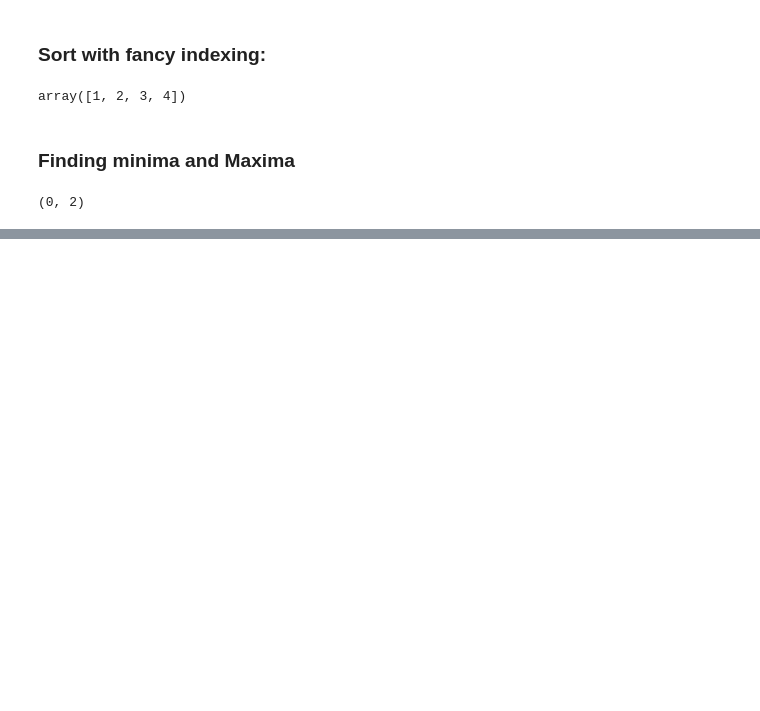
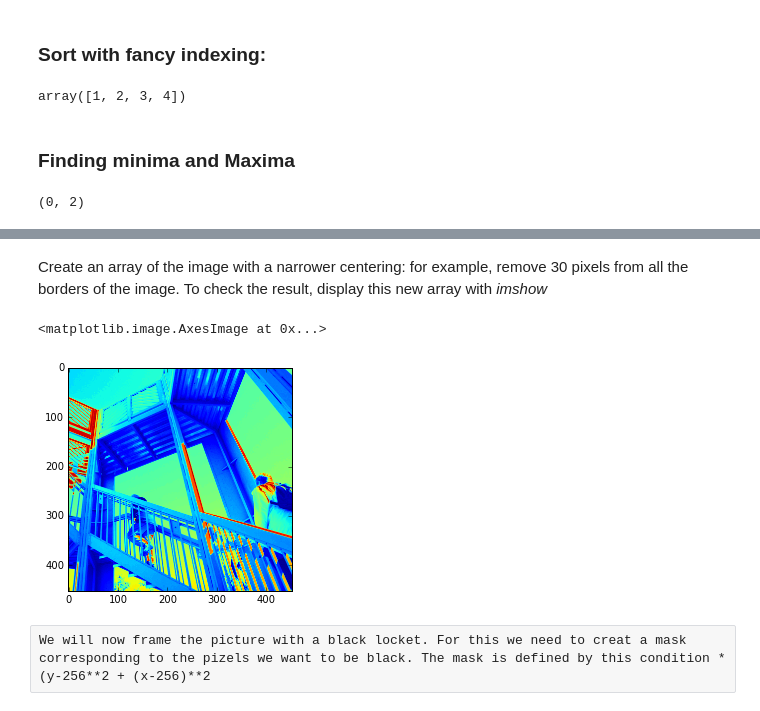
Before and after one commit to jorellano/Numpy, a Jupyter notebook: Numerical Operations on arrays.ipynb, the cells around one changed output, grey strips where cells are left out. Saved outputs shown, nothing was run; the diff lists cells and outputs as text; code cells hidden in the pictures; blank space fills up the shorter version.

```diff
--- a/Numerical Operations on arrays.ipynb
+++ b/Numerical Operations on arrays.ipynb
@@ -631,0 +648,10 @@ NameError: name 'scipy' is not defined
+# %% [markdown]
+Create an array of the image with a narrower centering: for example, remove 30 pixels from all the borders of the image. To check the result, display this new array with *imshow*
+# %%
+crop_ascent = ascent[30:-30, 30:-30]
+plt.imshow(crop_ascent) # Just to see what you have done, so the picture looks a bit smaller.
+# %% [output]
+<matplotlib.image.AxesImage at 0x...>
+[figure, added]
+# %% [raw]
+We will now frame the picture with a black locket. For this we need to creat a mask corresponding to the pizels we want to be black. The mask is defined by this condition *(y-256**2 + (x-256)**2
```
Also changed, not shown: parts of 18 cells of this notebook.
